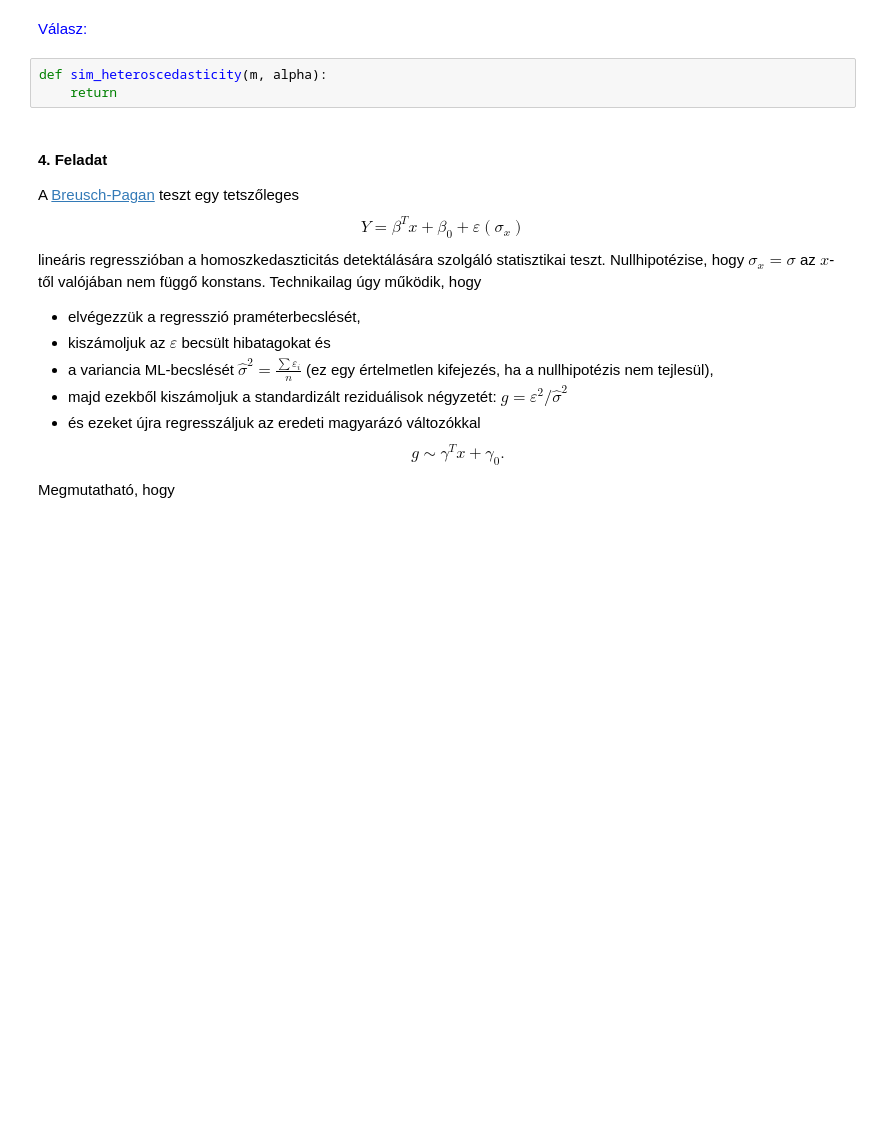
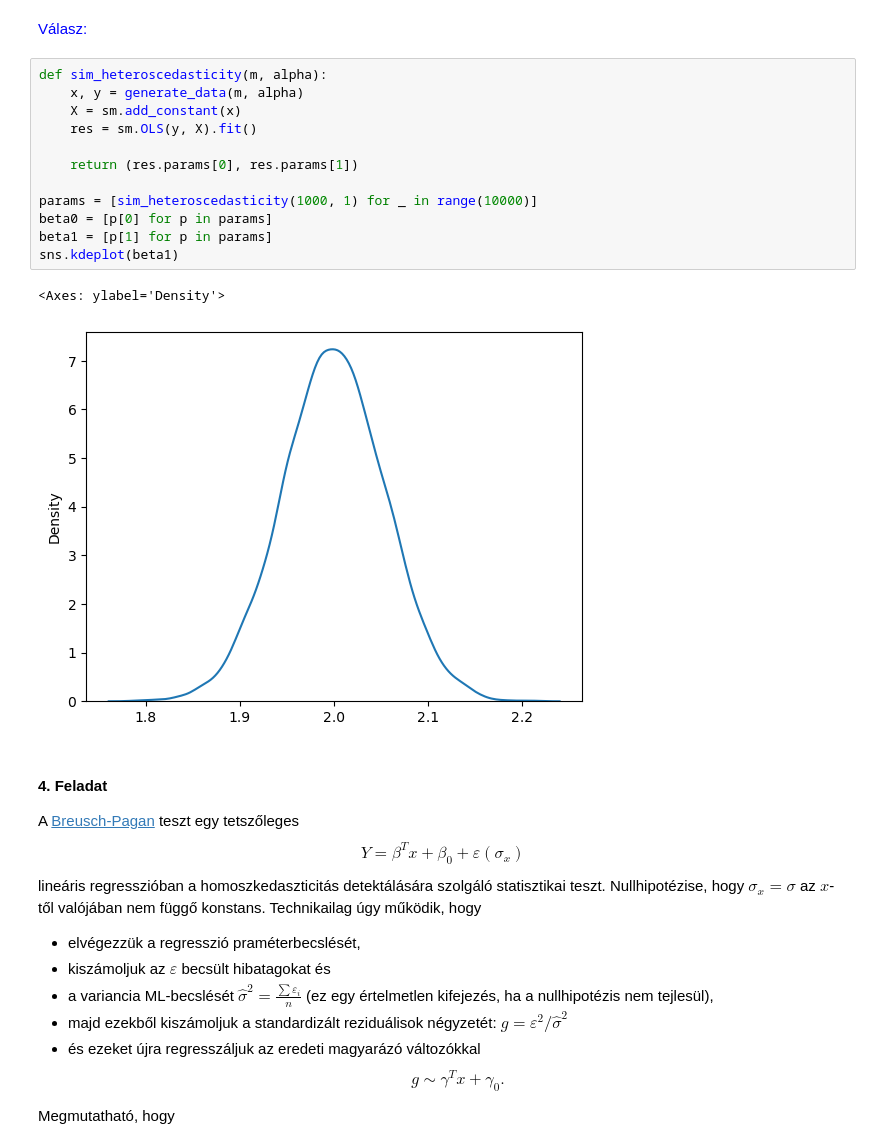
Before and after one commit to SorcCode/pae_hf1, a Jupyter notebook: HF1.ipynb, the cells around one changed output. Cells and saved outputs as stored; diff of their text form; blank space fills up the shorter version.

```diff
--- a/HF1.ipynb
+++ b/HF1.ipynb
@@ -108,7 +108,19 @@ Válasz:
 </div>
 # %%
 def sim_heteroscedasticity(m, alpha):
-    return
+    x, y = generate_data(m, alpha)
+    X = sm.add_constant(x)
+    res = sm.OLS(y, X).fit()
+
+    return (res.params[0], res.params[1])
+
+params = [sim_heteroscedasticity(1000, 1) for _ in range(10000)]
+beta0 = [p[0] for p in params]
+beta1 = [p[1] for p in params]
+sns.kdeplot(beta1)
+# %% [output]
+<Axes: ylabel='Density'>
+[figure, added]
 # %% [markdown]
 #### 4. Feladat
 
```
Also changed, not shown: parts of 3 cells of this notebook.
